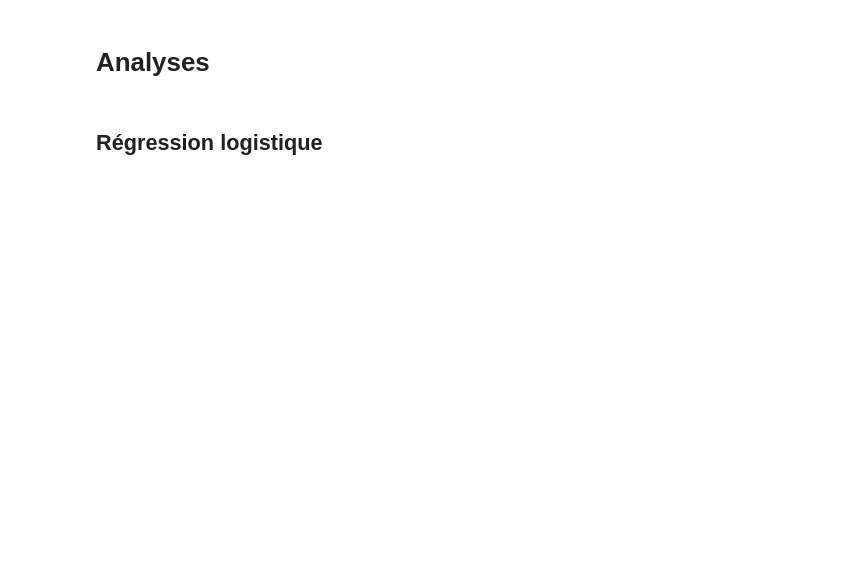
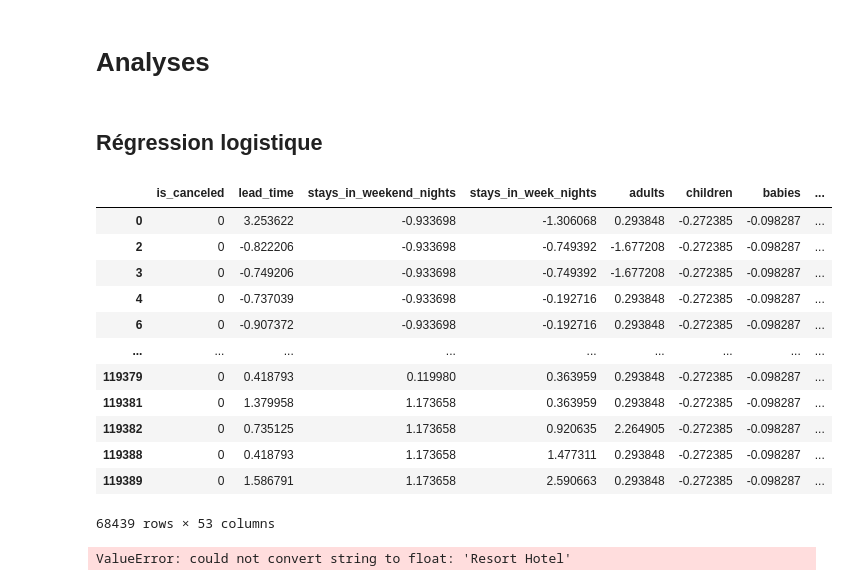
Before and after one commit to Augustin0412/projet_poster_M2, a Jupyter notebook: Python/Analyse1.ipynb, the cells around one changed output. Drawn from its saved outputs; the diff is of its cells as text; code cells hidden in the pictures; blank space fills up the shorter version.

```diff
--- a/Python/Analyse1.ipynb
+++ b/Python/Analyse1.ipynb
@@ -224,4 +225,4 @@ memory usage: 28.2 MB
 ## Standardiser les variables quantitatives
 # %%
 df = standardisation(df)
-df
+df_encoded = standardisation(df_encoded)
@@ -251,3 +230,39 @@ Name: count, dtype: int64
 # Analyses
 # %% [markdown]
 ## Régression logistique
+# %%
+df_encoded
+# %% [output]
+|  | is_canceled | lead_time | stays_in_weekend_nights | stays_in_week_nights | adults | children | babies | ... |
+| 0 | 0 | 3.253622 | -0.933698 | -1.306068 | 0.293848 | -0.272385 | -0.098287 | ... |
+| 2 | 0 | -0.822206 | -0.933698 | -0.749392 | -1.677208 | -0.272385 | -0.098287 | ... |
+| 3 | 0 | -0.749206 | -0.933698 | -0.749392 | -1.677208 | -0.272385 | -0.098287 | ... |
+| 4 | 0 | -0.737039 | -0.933698 | -0.192716 | 0.293848 | -0.272385 | -0.098287 | ... |
+| 6 | 0 | -0.907372 | -0.933698 | -0.192716 | 0.293848 | -0.272385 | -0.098287 | ... |
+| ... | ... | ... | ... | ... | ... | ... | ... | ... |
+| 119379 | 0 | 0.418793 | 0.119980 | 0.363959 | 0.293848 | -0.272385 | -0.098287 | ... |
+| 119381 | 0 | 1.379958 | 1.173658 | 0.363959 | 0.293848 | -0.272385 | -0.098287 | ... |
+| 119382 | 0 | 0.735125 | 1.173658 | 0.920635 | 2.264905 | -0.272385 | -0.098287 | ... |
+| 119388 | 0 | 0.418793 | 1.173658 | 1.477311 | 0.293848 | -0.272385 | -0.098287 | ... |
+| 119389 | 0 | 1.586791 | 1.173658 | 2.590663 | 0.293848 | -0.272385 | -0.098287 | ... |
+68439 rows × 53 columns
+# %%
+from sklearn.linear_model import LogisticRegression
+from sklearn.metrics import ConfusionMatrixDisplay, classification_report
+from sklearn.model_selection import train_test_split
+
+X = df.drop(['is_canceled'], axis=1)
+y = df['is_canceled']
+
+X_train, X_test, y_train, y_test = train_test_split(X, y, test_size=0.2, random_state=0)
+
+logreg = LogisticRegression()
+logreg.fit(X_train, y_train)
+y_pred = logreg.predict(X_test)
+print('Accuracy of logistic regression classifier on test set: {:.2f}'.format(logreg.score(X_test, y_test)))
+
+confusion_matrix = ConfusionMatrixDisplay(y_test, y_pred)
+print(confusion_matrix)
+print(classification_report(y_test, y_pred))
+# %% [output]
+ValueError: could not convert string to float: 'Resort Hotel'
```
Also changed, not shown: parts of 2 cells of this notebook, 1 other file.
